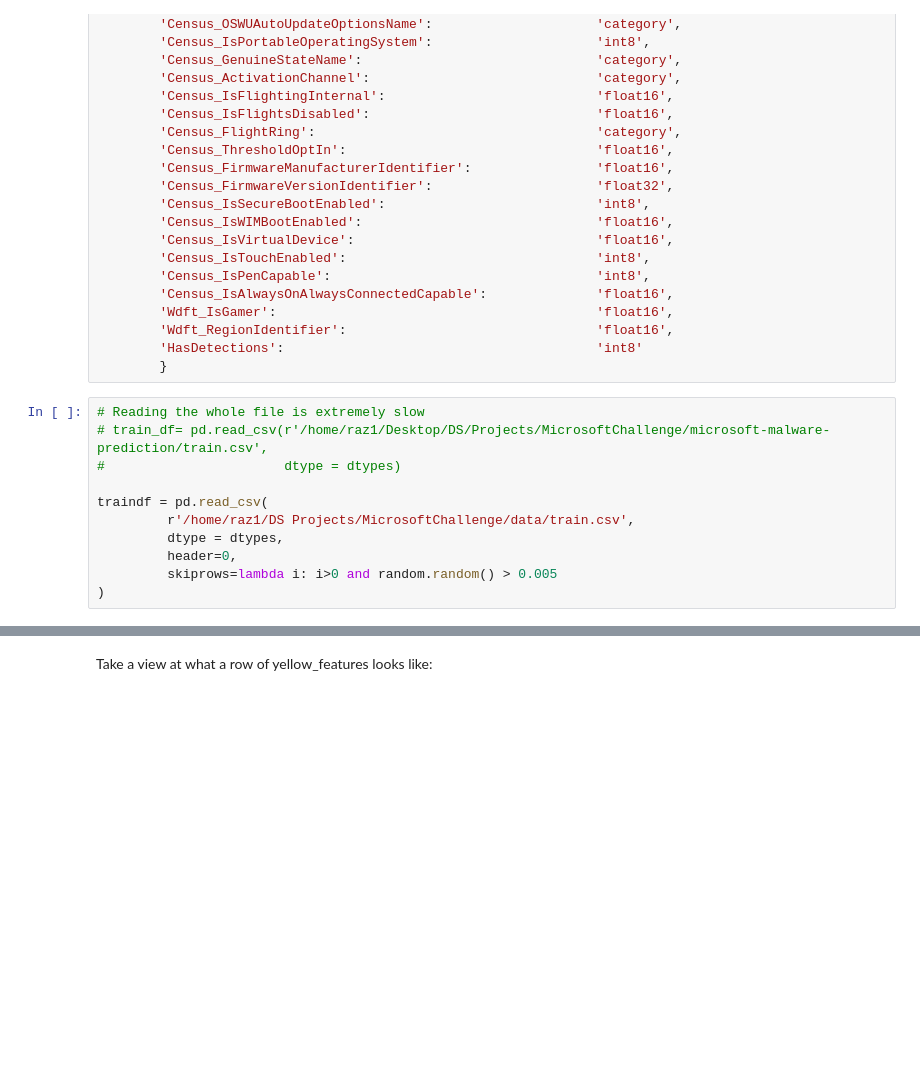
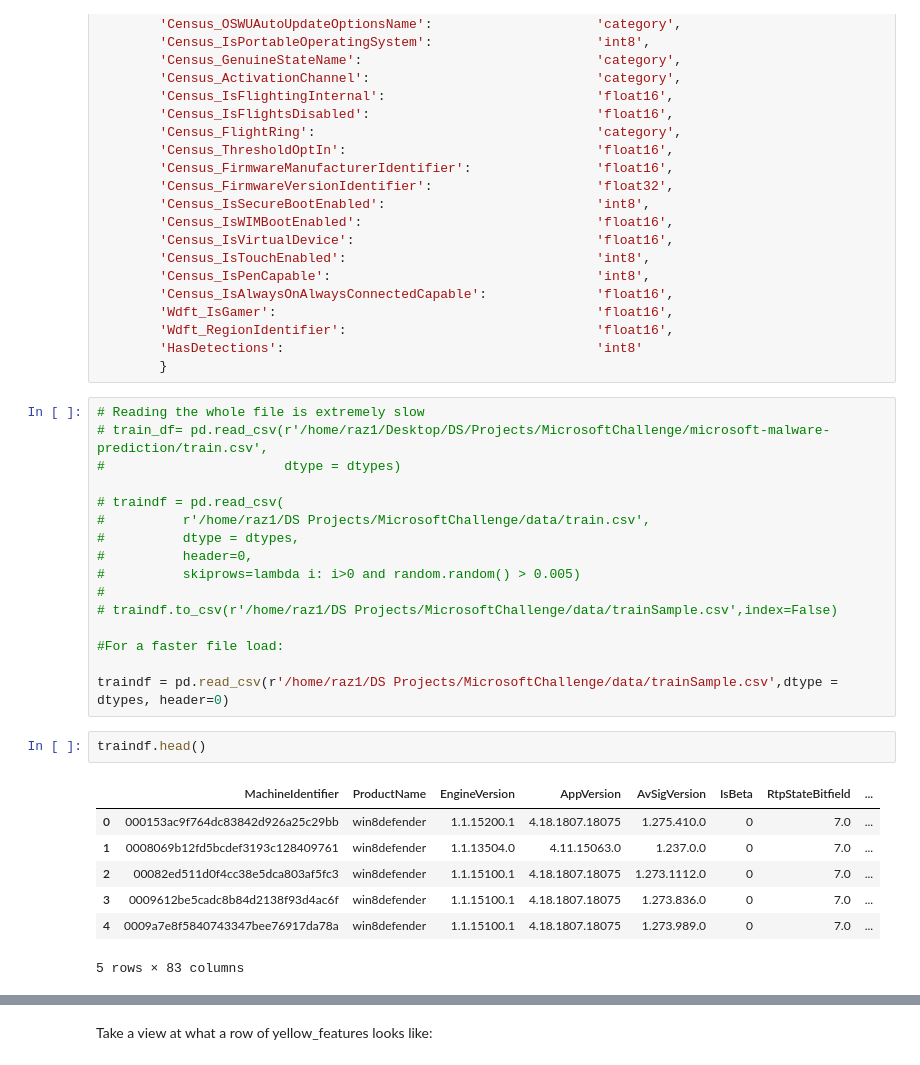
Before and after one commit to PrimRGB/RMicrosoftChallenge, a Jupyter notebook: src/Exploration.ipynb, the cells around one changed output, grey strips where cells are left out. Saved outputs shown, nothing was run; the diff lists cells and outputs as text; blank space fills up the shorter version.

```diff
--- a/src/Exploration.ipynb
+++ b/src/Exploration.ipynb
@@ -105,9 +104,24 @@ dtypes = {
 # train_df= pd.read_csv(r'/home/raz1/Desktop/DS/Projects/MicrosoftChallenge/microsoft-malware-prediction/train.csv',
 #                       dtype = dtypes)
 
-traindf = pd.read_csv(
-         r'/home/raz1/DS Projects/MicrosoftChallenge/data/train.csv',
-         dtype = dtypes,
-         header=0,
-         skiprows=lambda i: i>0 and random.random() > 0.005
-)
+# traindf = pd.read_csv(
+#          r'/home/raz1/DS Projects/MicrosoftChallenge/data/train.csv',
+#          dtype = dtypes,
+#          header=0,
+#          skiprows=lambda i: i>0 and random.random() > 0.005)
+#
+# traindf.to_csv(r'/home/raz1/DS Projects/MicrosoftChallenge/data/trainSample.csv',index=False)
+
+#For a faster file load:
+
+traindf = pd.read_csv(r'/home/raz1/DS Projects/MicrosoftChallenge/data/trainSample.csv',dtype = dtypes, header=0)
+# %%
+traindf.head()
+# %% [output]
+|  | MachineIdentifier | ProductName | EngineVersion | AppVersion | AvSigVersion | IsBeta | RtpStateBitfield | ... |
+| 0 | 000153ac9f764dc83842d926a25c29bb | win8defender | 1.1.15200.1 | 4.18.1807.18075 | 1.275.410.0 | 0 | 7.0 | ... |
+| 1 | 0008069b12fd5bcdef3193c128409761 | win8defender | 1.1.13504.0 | 4.11.15063.0 | 1.237.0.0 | 0 | 7.0 | ... |
+| 2 | 00082ed511d0f4cc38e5dca803af5fc3 | win8defender | 1.1.15100.1 | 4.18.1807.18075 | 1.273.1112.0 | 0 | 7.0 | ... |
+| 3 | 0009612be5cadc8b84d2138f93d4ac6f | win8defender | 1.1.15100.1 | 4.18.1807.18075 | 1.273.836.0 | 0 | 7.0 | ... |
+| 4 | 0009a7e8f5840743347bee76917da78a | win8defender | 1.1.15100.1 | 4.18.1807.18075 | 1.273.989.0 | 0 | 7.0 | ... |
+5 rows × 83 columns
```
Also changed, not shown: parts of 28 cells of this notebook, 6 other files.
